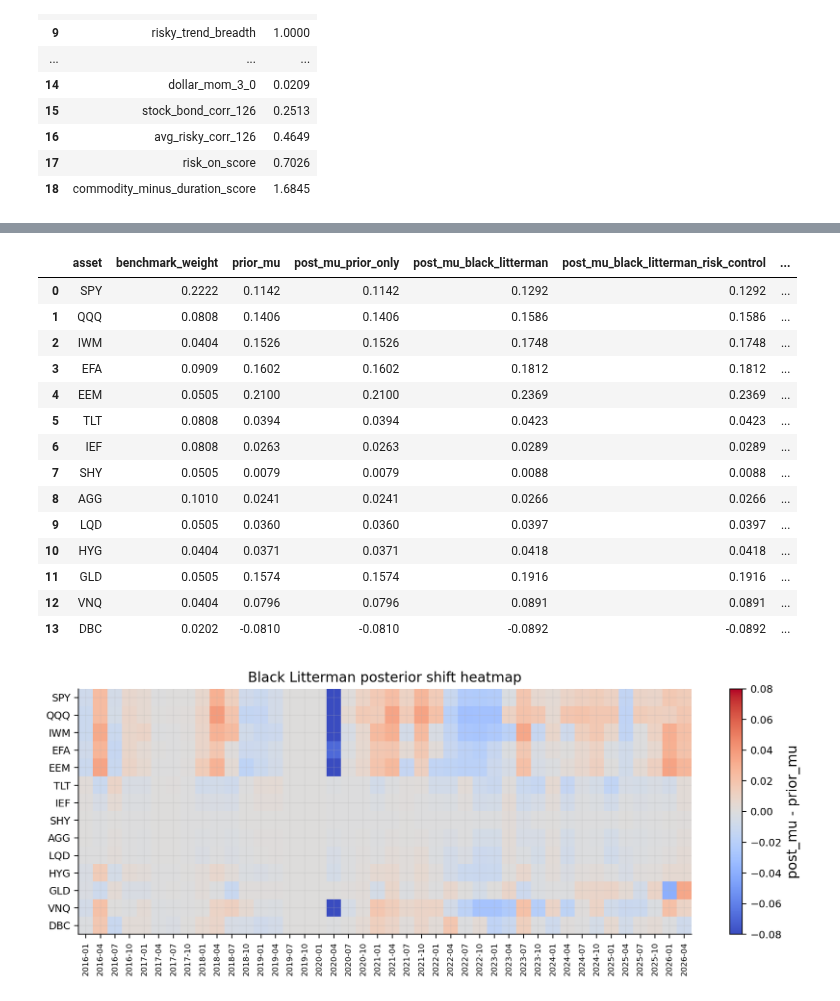
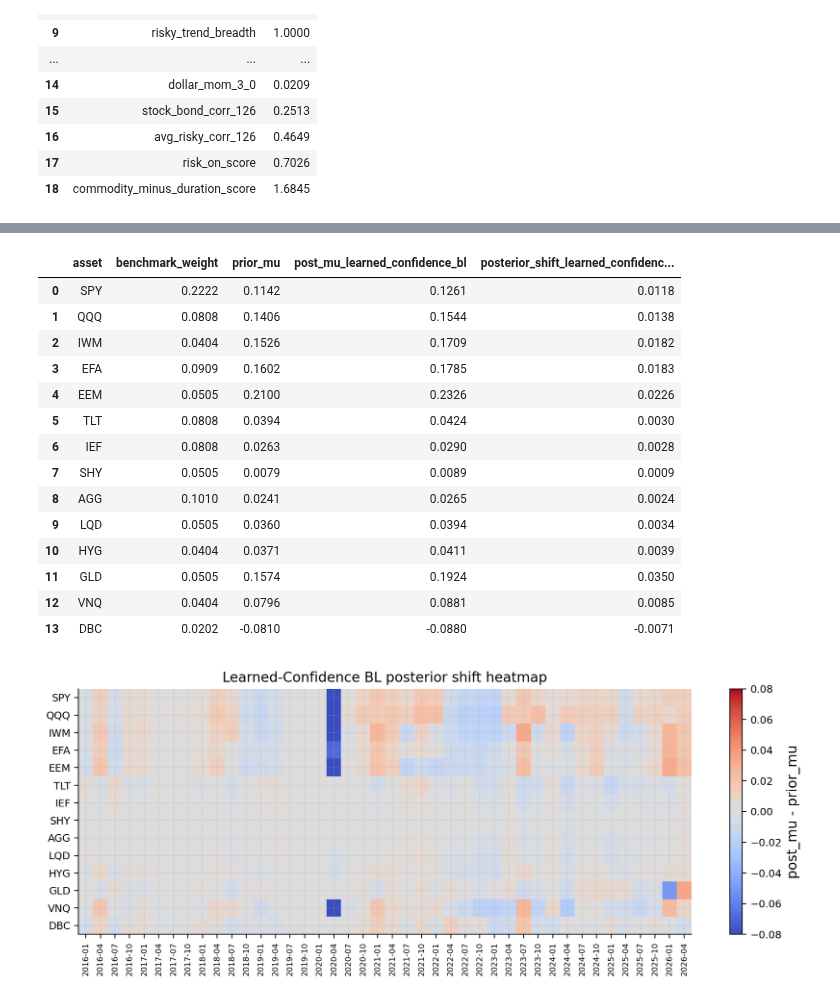
Before and after one commit to ramtin-asadi/Quantitative-Finance-Lab, a Jupyter notebook: notebooks/06_portfolio_black_littreman.ipynb, the cells around one changed output, grey strips where cells are left out. Cells and saved outputs as stored; diff of their text form; code cells hidden in the pictures.

```diff
--- a/notebooks/06_portfolio_black_littreman.ipynb
+++ b/notebooks/06_portfolio_black_littreman.ipynb
@@ -1279,7 +1293,7 @@ haircut_conf_cap = 0.85
 max_active_selected_views = 5
 redundancy_similarity_threshold = 0.85
 max_same_direction_views = 3
-protective_view_families = {"hedge_leadership", "correlation_stress", "stability_spread"}
+protective_view_families = {"correlation_stress"}
 
 view_theme_map = family_display_names.copy()
 
@@ -2403,8 +2200,7 @@ final_strategy_names = [
     "Equal Weight",
     best_minvar_name,
     best_mv_name,
-    "Black Litterman",
-    "Black Litterman + Risk Control",
+    "Learned-Confidence BL",
 ]
 
 returns_by_strategy = {name: combined_results[name]["returns"] for name in final_strategy_names}
@@ -2488,9 +2284,6 @@ def benchmark_relative_metrics(name):
 
 benchmark_relative_table = pd.DataFrame([benchmark_relative_metrics(name) for name in final_strategy_names if name != "Strategic Benchmark"]).set_index("strategy")
 display(benchmark_relative_table.round(4))
-
-prior_only_check = pd.DataFrame([benchmark_relative_metrics("BL prior-only")]).set_index("strategy")[["tracking_error", "avg_active_weight_distance", "avg_active_risk"]]
-display(prior_only_check.round(4))
 # %% [output]
 |  | Gross CAGR | Net CAGR | Cost Drag | Average Monthly Turnover | Total Turnover |
 | strategy |  |  |  |  |  |
@@ -2650,10 +2434,7 @@ if not selected_view_log.empty:
                 })
         return pd.DataFrame(rows)
 
-    active_conditional = pd.concat([
-        active_return_conditional_on_family("Black Litterman"),
-        active_return_conditional_on_family("Black Litterman + Risk Control"),
-    ], ignore_index=True)
+    active_conditional = active_return_conditional_on_family("Learned-Confidence BL")
     if not active_conditional.empty:
         display(active_conditional.sort_values(["strategy", "active_return_ann"], ascending=[True, False]).round(4))
 
@@ -2739,46 +2514,44 @@ else:
 # %%
 latest_post_date = posterior_log["date"].max() if not posterior_log.empty else pd.Timestamp(rebalance_dates[-2])
 prior_latest = prior_mu_by_date[pd.Timestamp(latest_post_date)].reindex(assets)
 posterior_clarity = pd.DataFrame({
     "asset": assets,
     "benchmark_weight": benchmark_w.reindex(assets).values,
     "prior_mu": prior_latest.values,
-    "post_mu_prior_only": post_mu_store.get(("BL prior-only", latest_post_date), prior_latest).reindex(assets).values,
-    "post_mu_black_litterman": post_mu_store.get(("Black Litterman", latest_post_date), prior_latest).reindex(assets).values,
-    "post_mu_black_litterman_risk_control": post_mu_store.get(("Black Litterman + Risk Control", latest_post_date), prior_latest).reindex(assets).values,
+    "post_mu_learned_confidence_bl": post_mu_store.get(("Learned-Confidence BL", latest_post_date), prior_latest).reindex(assets).values,
 })
-posterior_clarity["posterior_shift_black_litterman"] = posterior_clarity["post_mu_black_litterman"] - posterior_clarity["prior_mu"]
+posterior_clarity["posterior_shift_learned_confidence_bl"] = posterior_clarity["post_mu_learned_confidence_bl"] - posterior_clarity["prior_mu"]
 display(posterior_clarity.round(4))
 shift_cols = {}
-for dt in sorted({key[1] for key in post_mu_store if key[0] == "Black Litterman"}):
-    shift_cols[dt] = post_mu_store[("Black Litterman", dt)].reindex(assets) - prior_mu_by_date[dt].reindex(assets)
-black_litterman_shift = pd.DataFrame(shift_cols)
-if not black_litterman_shift.empty:
-    selected_shift = black_litterman_shift.iloc[:, ::max(1, black_litterman_shift.shape[1] // 36)]
+for dt in sorted({key[1] for key in post_mu_store if key[0] == "Learned-Confidence BL"}):
+    shift_cols[dt] = post_mu_store[("Learned-Confidence BL", dt)].reindex(assets) - prior_mu_by_date[dt].reindex(assets)
+learned_confidence_shift = pd.DataFrame(shift_cols)
+if not learned_confidence_shift.empty:
+    selected_shift = learned_confidence_shift.iloc[:, ::max(1, learned_confidence_shift.shape[1] // 36)]
     fig, ax = plt.subplots(figsize=(10, 4))
     im = ax.imshow(selected_shift, aspect="auto", cmap="coolwarm", vmin=-0.08, vmax=0.08)
-    ax.set_title("Black Litterman posterior shift heatmap")
+    ax.set_title("Learned-Confidence BL posterior shift heatmap")
     ax.set_yticks(range(len(selected_shift.index)), selected_shift.index)
     ax.set_xticks(range(len(selected_shift.columns)), [d.strftime("%Y-%m") for d in selected_shift.columns], rotation=90, fontsize=7)
     fig.colorbar(im, ax=ax, label="post_mu - prior_mu")
     plt.tight_layout(); plt.show()
 # %% [output]
-|  | asset | benchmark_weight | prior_mu | post_mu_prior_only | post_mu_black_litterman | post_mu_black_litterman_risk_control | ... |
-| 0 | SPY | 0.2222 | 0.1142 | 0.1142 | 0.1292 | 0.1292 | ... |
-| 1 | QQQ | 0.0808 | 0.1406 | 0.1406 | 0.1586 | 0.1586 | ... |
-| 2 | IWM | 0.0404 | 0.1526 | 0.1526 | 0.1748 | 0.1748 | ... |
-| 3 | EFA | 0.0909 | 0.1602 | 0.1602 | 0.1812 | 0.1812 | ... |
-| 4 | EEM | 0.0505 | 0.2100 | 0.2100 | 0.2369 | 0.2369 | ... |
-| 5 | TLT | 0.0808 | 0.0394 | 0.0394 | 0.0423 | 0.0423 | ... |
-| 6 | IEF | 0.0808 | 0.0263 | 0.0263 | 0.0289 | 0.0289 | ... |
-| 7 | SHY | 0.0505 | 0.0079 | 0.0079 | 0.0088 | 0.0088 | ... |
-| 8 | AGG | 0.1010 | 0.0241 | 0.0241 | 0.0266 | 0.0266 | ... |
-| 9 | LQD | 0.0505 | 0.0360 | 0.0360 | 0.0397 | 0.0397 | ... |
-| 10 | HYG | 0.0404 | 0.0371 | 0.0371 | 0.0418 | 0.0418 | ... |
-| 11 | GLD | 0.0505 | 0.1574 | 0.1574 | 0.1916 | 0.1916 | ... |
-| 12 | VNQ | 0.0404 | 0.0796 | 0.0796 | 0.0891 | 0.0891 | ... |
-| 13 | DBC | 0.0202 | -0.0810 | -0.0810 | -0.0892 | -0.0892 | ... |
+|  | asset | benchmark_weight | prior_mu | post_mu_learned_confidence_bl | posterior_shift_learned_confidenc... |
+| 0 | SPY | 0.2222 | 0.1142 | 0.1261 | 0.0118 |
+| 1 | QQQ | 0.0808 | 0.1406 | 0.1544 | 0.0138 |
+| 2 | IWM | 0.0404 | 0.1526 | 0.1709 | 0.0182 |
+| 3 | EFA | 0.0909 | 0.1602 | 0.1785 | 0.0183 |
+| 4 | EEM | 0.0505 | 0.2100 | 0.2326 | 0.0226 |
+| 5 | TLT | 0.0808 | 0.0394 | 0.0424 | 0.0030 |
+| 6 | IEF | 0.0808 | 0.0263 | 0.0290 | 0.0028 |
+| 7 | SHY | 0.0505 | 0.0079 | 0.0089 | 0.0009 |
+| 8 | AGG | 0.1010 | 0.0241 | 0.0265 | 0.0024 |
+| 9 | LQD | 0.0505 | 0.0360 | 0.0394 | 0.0034 |
+| 10 | HYG | 0.0404 | 0.0371 | 0.0411 | 0.0039 |
+| 11 | GLD | 0.0505 | 0.1574 | 0.1924 | 0.0350 |
+| 12 | VNQ | 0.0404 | 0.0796 | 0.0881 | 0.0085 |
+| 13 | DBC | 0.0202 | -0.0810 | -0.0880 | -0.0071 |
-[figure, old version]
+[figure, new version]
 # %%
 if not candidate_view_log.empty:
     candidate_counts = candidate_view_log.groupby("view_family").size().rename("candidate_count")
```
Also changed, not shown: parts of 19 cells of this notebook, 13 other files.
